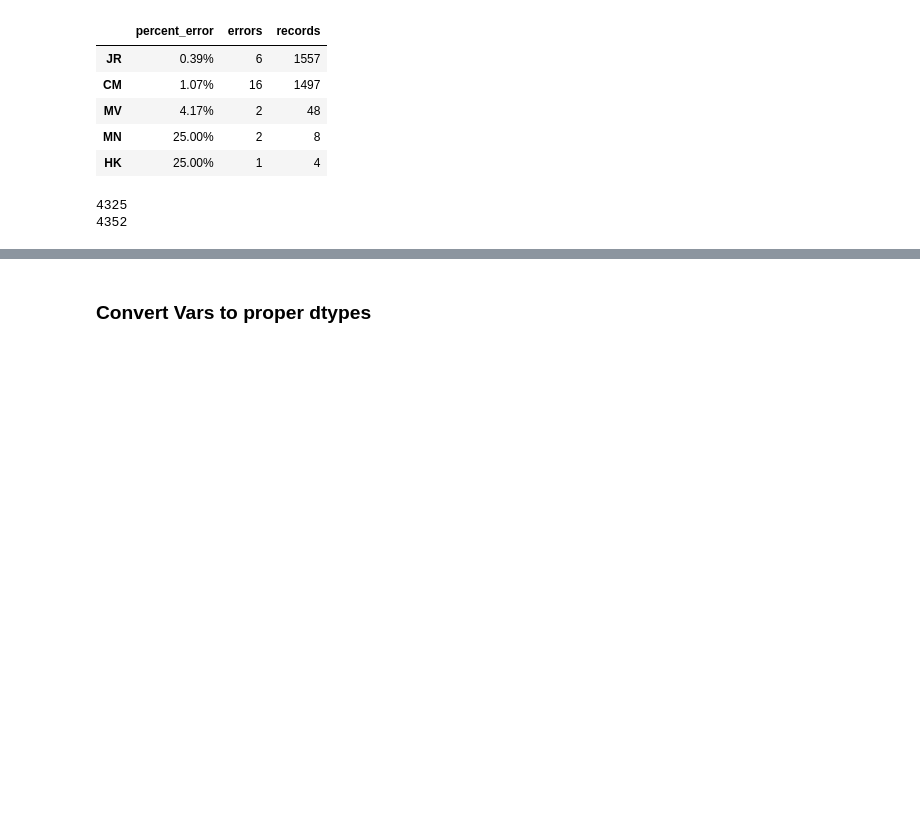
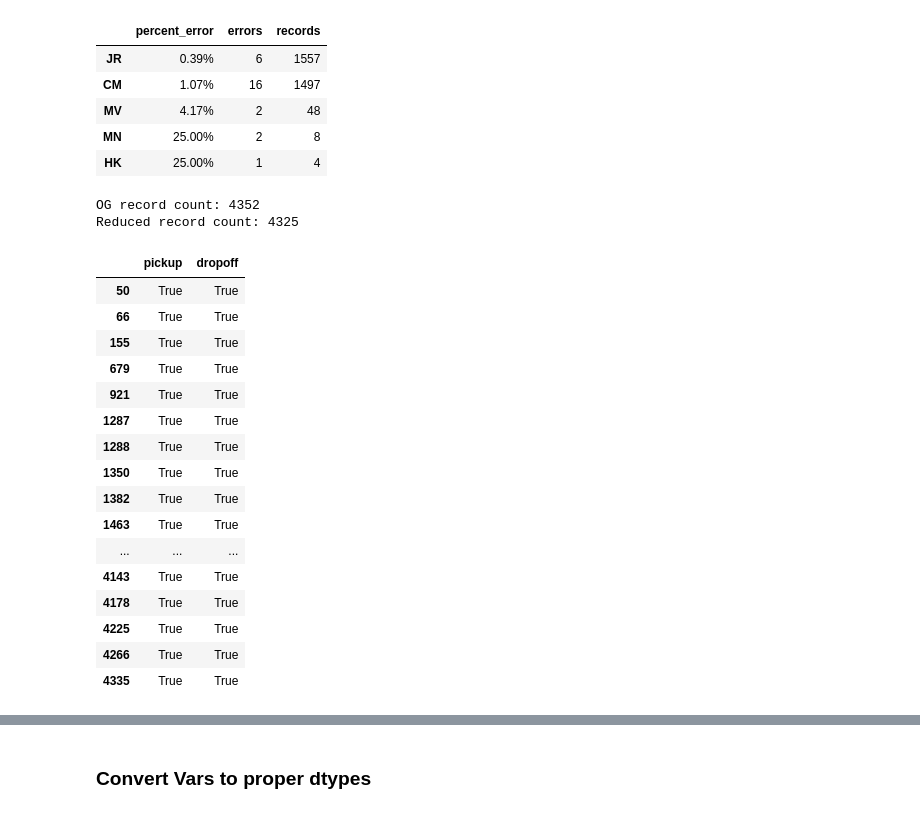
Before and after one commit to jrosilam/MayMobility_TakeHome, a Jupyter notebook: takehome_test.ipynb, the cells around one changed output, grey strips where cells are left out. Saved outputs shown, nothing was run; the diff lists cells and outputs as text; code cells hidden in the pictures; blank space fills up the shorter version.

```diff
--- a/takehome_test.ipynb
+++ b/takehome_test.ipynb
@@ -251,12 +251,33 @@ Total errors or miussing data in ridership_df is 27.
 # %%
 # check to see if there is any simultaneous pickups and dropoffs
 # subset removing NaN's
 NaN_idx = null_ridership_dropoff.index.union(null_ridership_pickup.index)
 NaN_df = ridership_df.drop(NaN_idx)
 
 # sanity check!
-print(NaN_df.shape[0])
-print(ridership_df.shape[0])
+print(f"OG record count: {ridership_df.shape[0]}")
+print(f"Reduced record count: {NaN_df.shape[0]}")
+
+sim_check = NaN_df[["pickup","dropoff"]].astype(bool)
+and_check = sim_check["pickup"] & sim_check["dropoff"]
+sim_check[and_check]
 # %% [output]
-4325
-4352
+OG record count: 4352
+Reduced record count: 4325
+|  | pickup | dropoff |
+| 50 | True | True |
+| 66 | True | True |
+| 155 | True | True |
+| 679 | True | True |
+| 921 | True | True |
+| 1287 | True | True |
+| 1288 | True | True |
+| 1350 | True | True |
+| 1382 | True | True |
+| 1463 | True | True |
+| ... | ... | ... |
+| 4143 | True | True |
+| 4178 | True | True |
+| 4225 | True | True |
+| 4266 | True | True |
+| 4335 | True | True |
```
Also changed, not shown: parts of 2 cells of this notebook, 1 other file.
